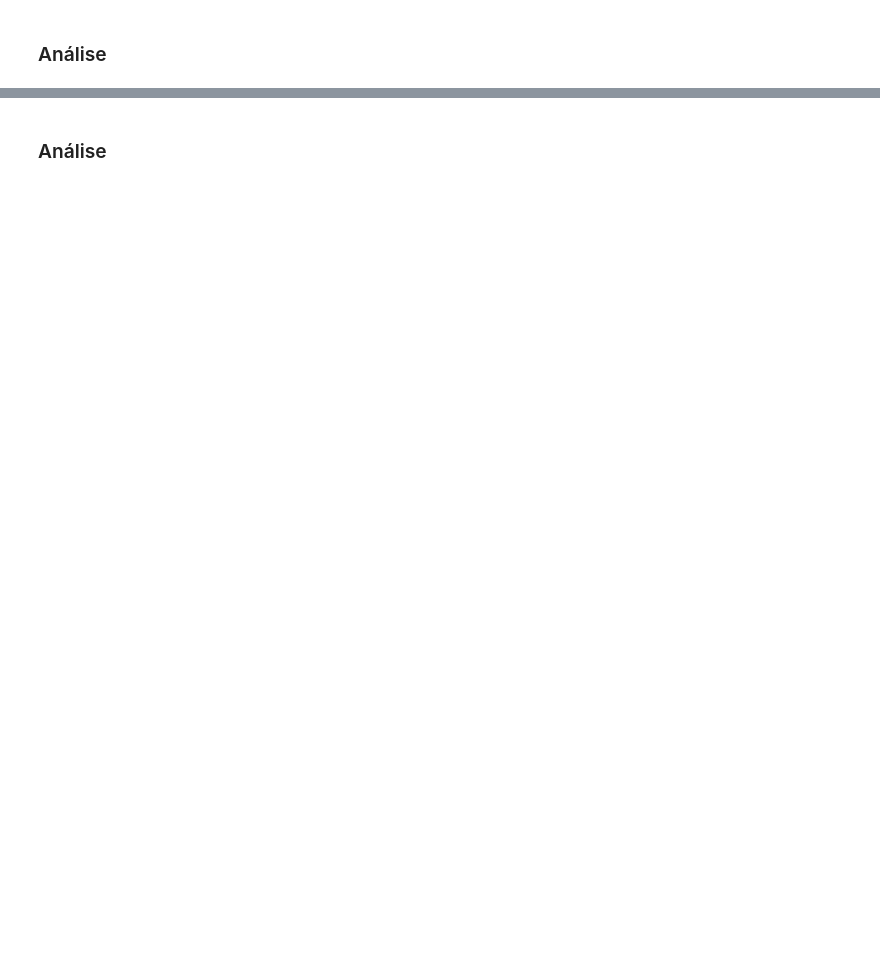
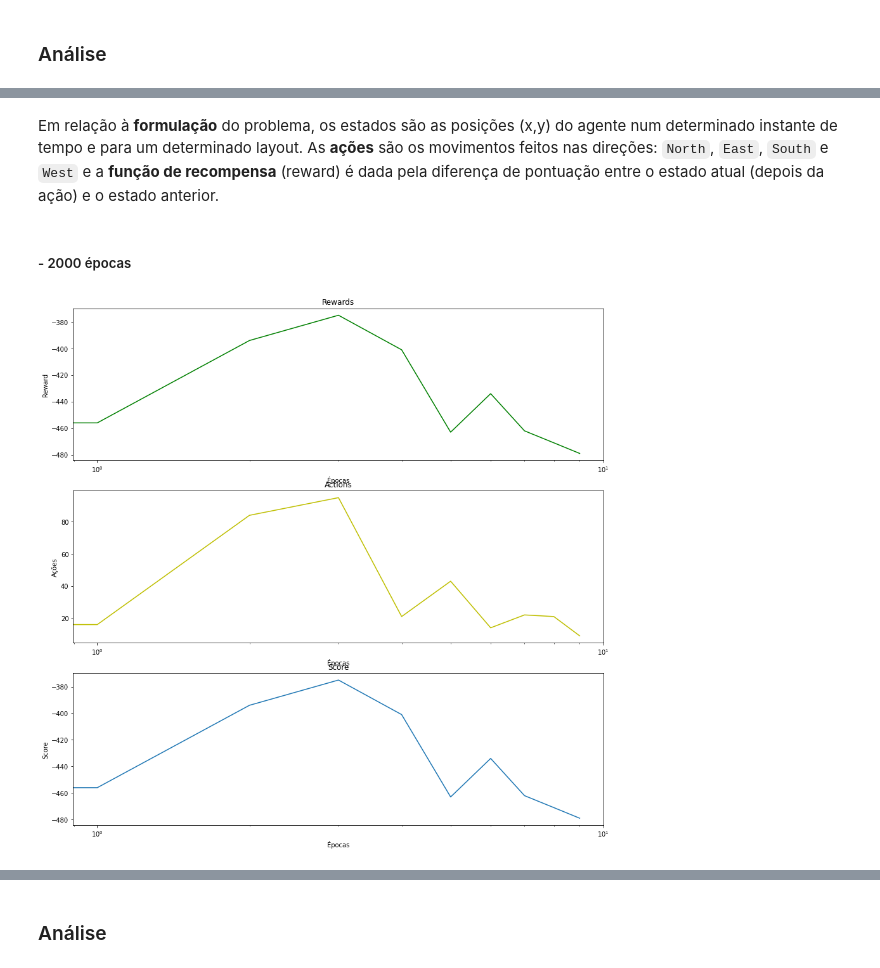
Before and after one commit to vpalmerini/pacman, a Jupyter notebook: p3.ipynb, the cells around one changed output, grey strips where cells are left out. Drawn from its saved outputs; the diff is of its cells as text; code cells hidden in the pictures; blank space fills up the shorter version.

Commit message:
feat: add reinforcement learning script

```diff
--- a/p3.ipynb
+++ b/p3.ipynb
@@ -102,3 +90,25 @@ Nesta parte nos preocupamos em implementar os principais conceitos relacionados
+# %%
+import matplotlib.pyplot as plt
+
+def plotResults(performance):
+    fig, axs = plt.subplots(3, figsize=(15,15))
+    axs[0].set_title('Rewards')
+    axs[0].set_xlabel('Épocas')
+    axs[0].set_xscale('log')
+    axs[0].set_ylabel('Reward')
+    axs[0].plot(ast.literal_eval(performance[0])['rewards'], 'g')
+
+    axs[1].set_title('Actions')
+    axs[1].set_xlabel('Épocas')
+    axs[1].set_xscale('log')
+    axs[1].set_ylabel('Ações')
+    axs[1].plot(ast.literal_eval(performance[0])['actions'], 'y')
+
+    axs[2].set_title('Score')
+    axs[2].set_xlabel('Épocas')
+    axs[2].set_xscale('log')
+    axs[2].set_ylabel('Score')
+    axs[2].plot(ast.literal_eval(performance[0])['scores'])
 # %% [markdown]
 ### Desenvolvimento
 
@@ -109,0 +122,11 @@ O agent utilizado no algoritmo está implementado no arquivo `qLearningAgents.py
+# %% [markdown]
+Em relação à **formulação** do problema, os estados são as posições (x,y) do agente num determinado instante de tempo e para um determinado layout. As **ações** são os movimentos feitos nas direções: `North`, `East`, `South` e `West` e a **função de recompensa** (reward) é dada pela diferença de pontuação entre o estado atual (depois da ação) e o estado anterior.
+# %% [markdown]
+##### - 2000 épocas
+# %%
+# smallClassic
+performance_2000_small = ! python reinforcement.py --numGames 2000 --layout smallClassic
+# %%
+plotResults(performance_2000_small)
+# %% [output]
+[figure, added]
```
Also changed, not shown: parts of 42 cells of this notebook, 5 other files.
